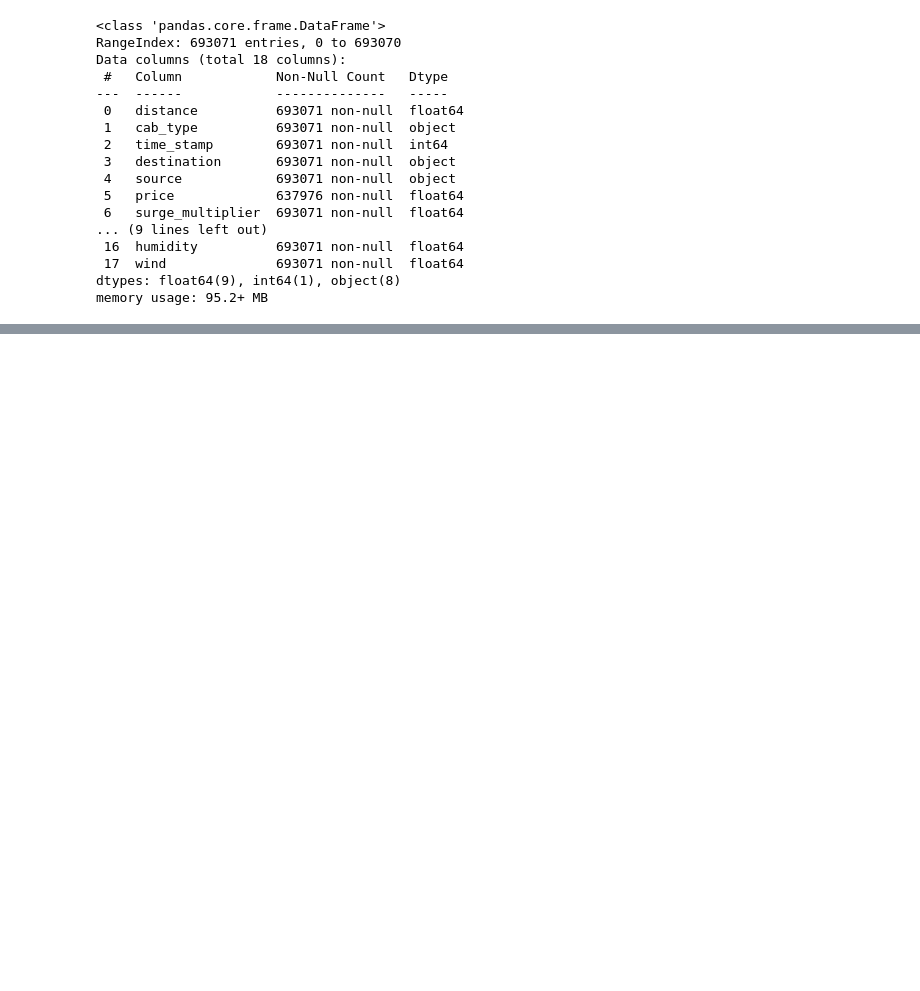
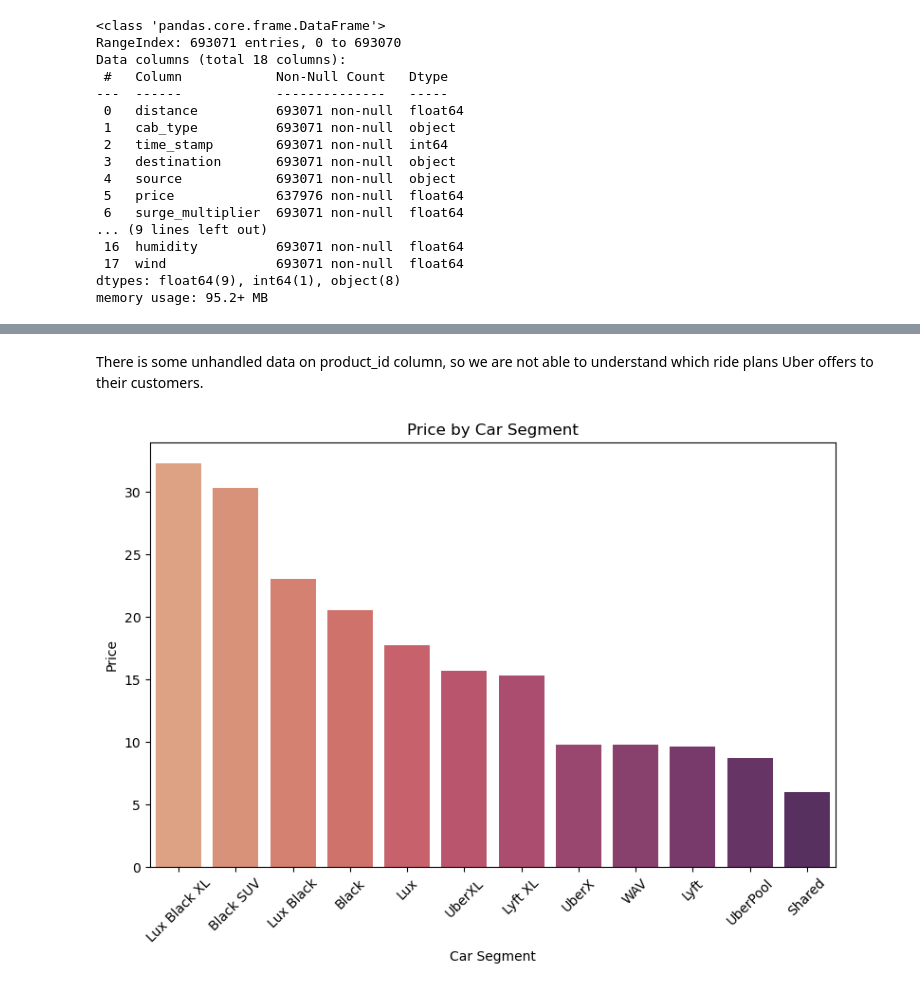
Before and after one commit to hfarukaktas/data-science-projects, a Jupyter notebook: uber-lyft-prices-data/Uber - Lyft Prices.ipynb, the cells around one changed output, grey strips where cells are left out. Drawn from its saved outputs; the diff is of its cells as text; code cells hidden in the pictures; blank space fills up the shorter version.

```diff
--- a/uber-lyft-prices-data/Uber - Lyft Prices.ipynb
+++ b/uber-lyft-prices-data/Uber - Lyft Prices.ipynb
@@ -197,0 +247,16 @@ memory usage: 95.2+ MB
+# %% [markdown]
+There is some unhandled data on product_id column, so we are not able to understand which ride plans Uber offers to their customers.
+# %%
+# price distribution by car segment
+price_by_name = df_clean.groupby("name")["price"].mean().round(2).reset_index().sort_values(by = "price", ascending=False)
+
+fig = plt.figure(figsize = (8,6))
+sns.barplot(price_by_name, x = "name", y = "price", hue = "name", palette = "flare")
+plt.title("Price by Car Segment")
+plt.xlabel("Car Segment")
+plt.ylabel("Price")
+plt.xticks(rotation = 45)
+plt.tight_layout()
+plt.show()
+# %% [output]
+[figure, added]
```
Also changed, not shown: parts of 13 cells of this notebook.
